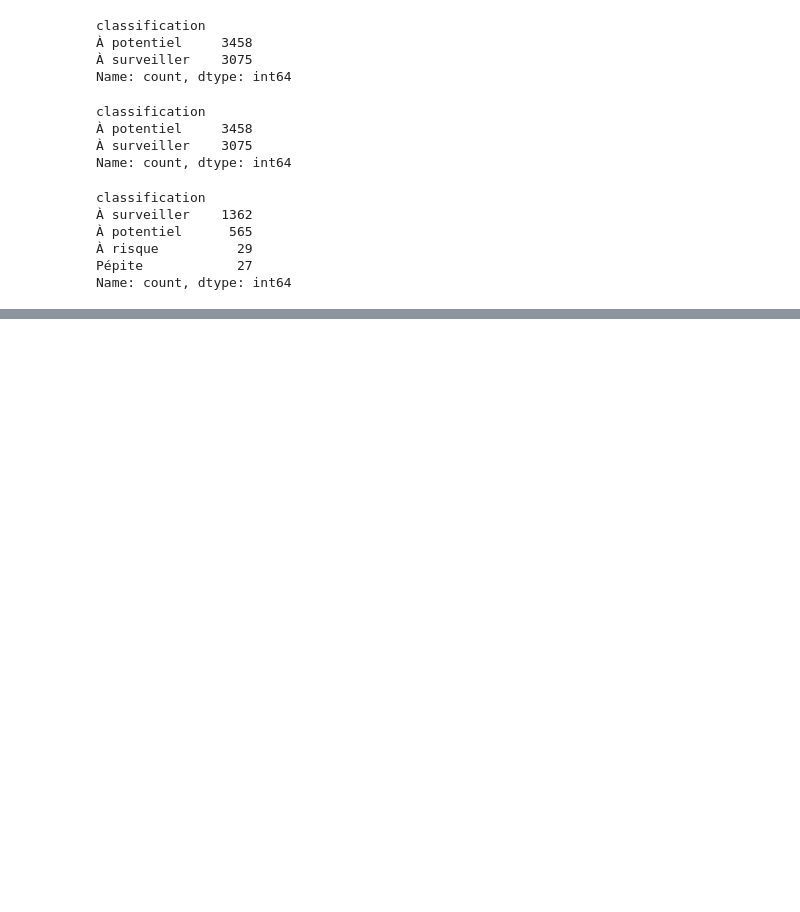
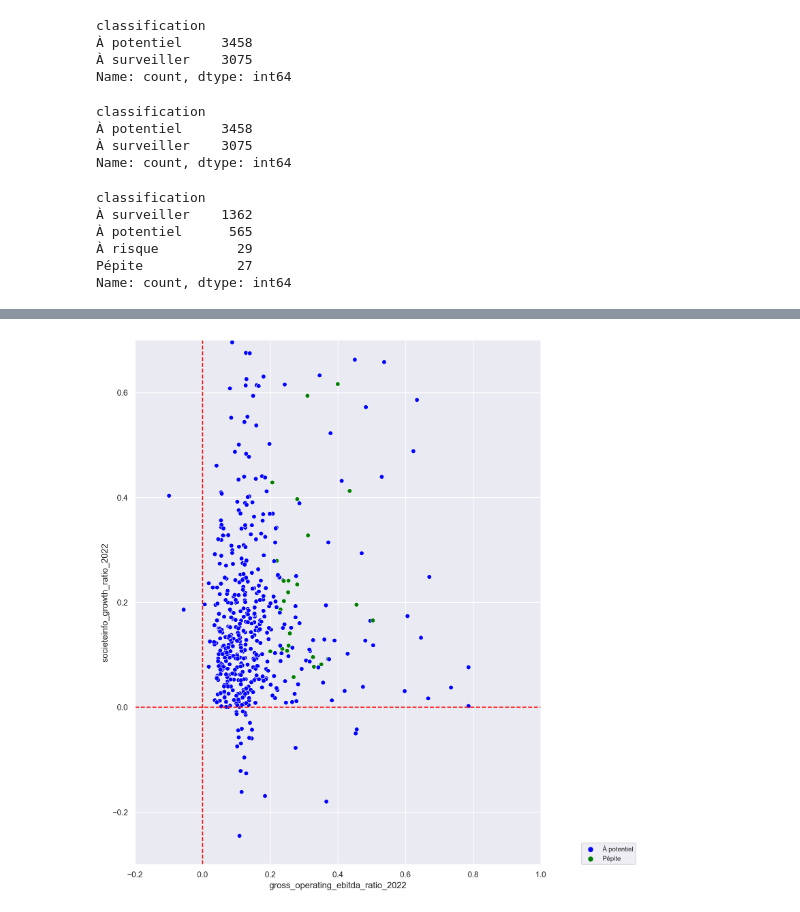
Before and after one commit to christin1977/models_classification, a Jupyter notebook: PFS_Classification.ipynb, the cells around one changed output, grey strips where cells are left out. Drawn from its saved outputs; the diff is of its cells as text; code cells hidden in the pictures; blank space fills up the shorter version.

```diff
--- a/PFS_Classification.ipynb
+++ b/PFS_Classification.ipynb
@@ -735,0 +559,29 @@ plt.show()
+# %%
+# Filtrer le DataFrame pour ne garder que les données des classifications '
+
+filtered_panel_risque = new_panel[new_panel['classification'].isin(['À risque', 'À surveiller'])]
+filtered_panel_risque.to_csv('echantillon_risque_et_surveillé.csv', index='siren')
+
+filtered_panel_opps = new_panel[new_panel['classification'].isin(['Pépite', 'À potentiel'])]
+filtered_panel_opps.to_csv('echantillon_pepite_et_potentiel.csv', index='siren')
+# %%
+# nuage des entreprises classifiées
+
+plt.figure(figsize=(10,13),dpi=200)
+# Définir les couleurs spécifiques pour chaque classification
+couleurs = {'Pépite': 'green', 'À potentiel': 'blue'}
+ax=sns.scatterplot(x='gross_operating_ebitda_ratio_2022',y='societeinfo_growth_ratio_2022',data=filtered_panel_opps,hue='classification', palette=couleurs)
+
+# La méthode legend() est appelée sur l'objet ax (qui représente les axes du graphique).
+# L'argument loc=(1.1, 0.5) spécifie l'emplacement de la légende par rapport au cadre du graphique,
+# où 1.1 décale la légende à droite du graphique (1 étant juste à la limite droite)
+# et 0.5 positionne la légende au milieu sur l'axe vertical.
+
+ax.axvline(x=0, color='red', linestyle='--')
+ax.set_xlim(-0.2,1)
+ax.set_ylim(-0.3,0.7)
+ax.axhline(y=0, color='red', linestyle='--')
+ax.legend(loc=(1.1,0),fontsize=9)
+plt.show()
+# %% [output]
+[figure, added]
```
Also changed, not shown: parts of 47 cells of this notebook, 1 other file.
